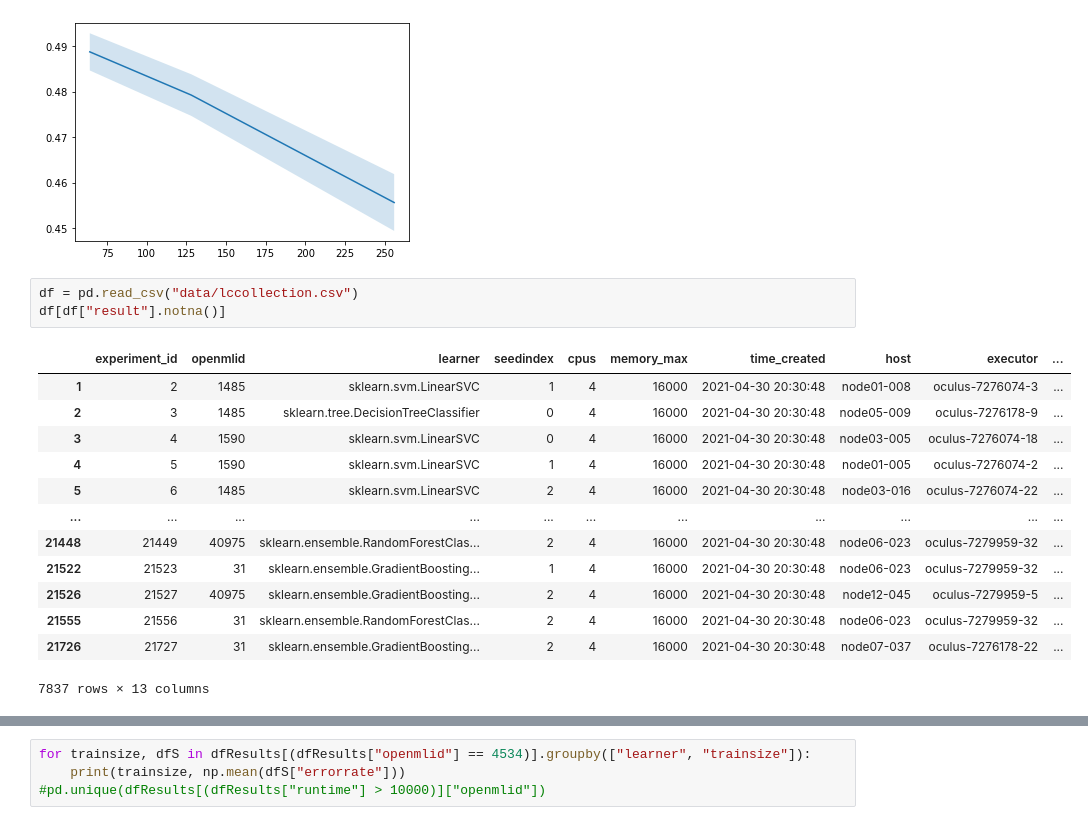
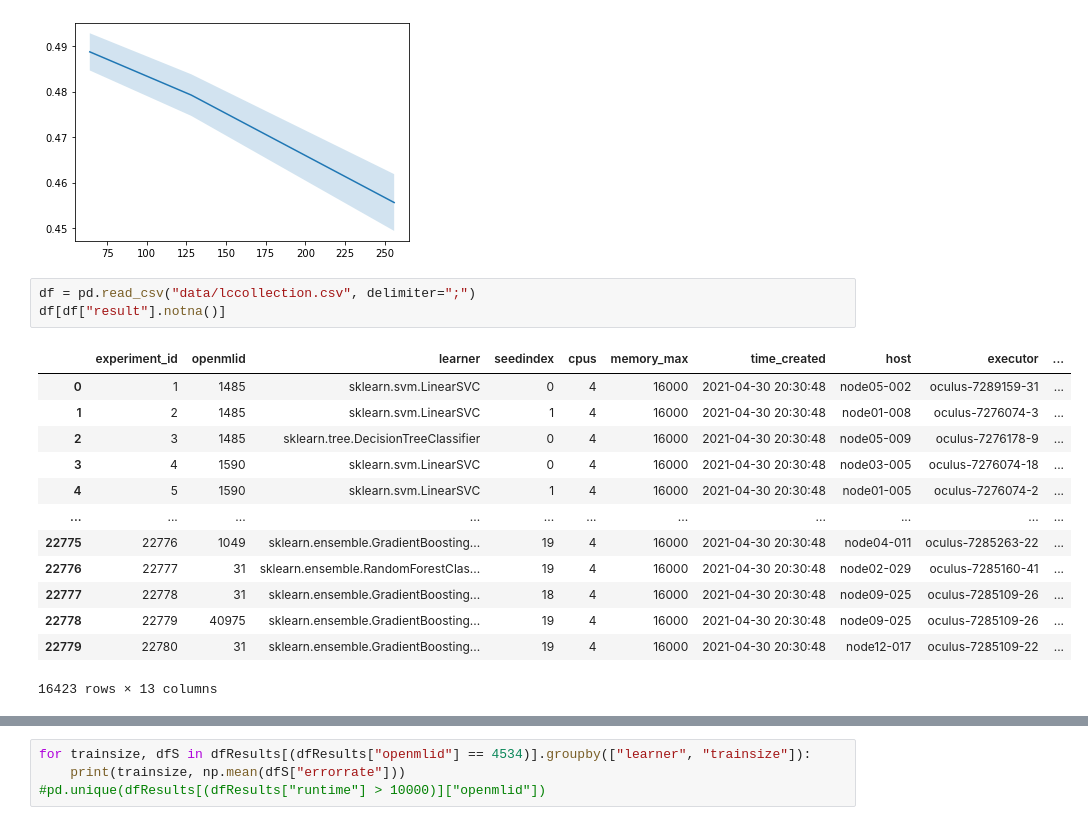
Before and after one commit to fmohr/lccv, a Jupyter notebook: lccv/convexity-analysis.ipynb, the cells around one changed output, grey strips where cells are left out. Cells and saved outputs as stored; diff of their text form.

```diff
--- a/lccv/convexity-analysis.ipynb
+++ b/lccv/convexity-analysis.ipynb
@@ -43,22 +39,22 @@ model.plot_model()
 # %% [output]
 [figure]
 # %%
-df = pd.read_csv("data/lccollection.csv")
+df = pd.read_csv("data/lccollection.csv", delimiter=";")
 df[df["result"].notna()]
 # %% [output]
 |  | experiment_id | openmlid | learner | seedindex | cpus | memory_max | time_created | host | executor | ... |
+| 0 | 1 | 1485 | sklearn.svm.LinearSVC | 0 | 4 | 16000 | 2021-04-30 20:30:48 | node05-002 | oculus-7289159-31 | ... |
 | 1 | 2 | 1485 | sklearn.svm.LinearSVC | 1 | 4 | 16000 | 2021-04-30 20:30:48 | node01-008 | oculus-7276074-3 | ... |
 | 2 | 3 | 1485 | sklearn.tree.DecisionTreeClassifier | 0 | 4 | 16000 | 2021-04-30 20:30:48 | node05-009 | oculus-7276178-9 | ... |
 | 3 | 4 | 1590 | sklearn.svm.LinearSVC | 0 | 4 | 16000 | 2021-04-30 20:30:48 | node03-005 | oculus-7276074-18 | ... |
 | 4 | 5 | 1590 | sklearn.svm.LinearSVC | 1 | 4 | 16000 | 2021-04-30 20:30:48 | node01-005 | oculus-7276074-2 | ... |
-| 5 | 6 | 1485 | sklearn.svm.LinearSVC | 2 | 4 | 16000 | 2021-04-30 20:30:48 | node03-016 | oculus-7276074-22 | ... |
 | ... | ... | ... | ... | ... | ... | ... | ... | ... | ... | ... |
-| 21448 | 21449 | 40975 | sklearn.ensemble.RandomForestClas... | 2 | 4 | 16000 | 2021-04-30 20:30:48 | node06-023 | oculus-7279959-32 | ... |
-| 21522 | 21523 | 31 | sklearn.ensemble.GradientBoosting... | 1 | 4 | 16000 | 2021-04-30 20:30:48 | node06-023 | oculus-7279959-32 | ... |
-| 21526 | 21527 | 40975 | sklearn.ensemble.GradientBoosting... | 2 | 4 | 16000 | 2021-04-30 20:30:48 | node12-045 | oculus-7279959-5 | ... |
-| 21555 | 21556 | 31 | sklearn.ensemble.RandomForestClas... | 2 | 4 | 16000 | 2021-04-30 20:30:48 | node06-023 | oculus-7279959-32 | ... |
-| 21726 | 21727 | 31 | sklearn.ensemble.GradientBoosting... | 2 | 4 | 16000 | 2021-04-30 20:30:48 | node07-037 | oculus-7276178-22 | ... |
+| 22775 | 22776 | 1049 | sklearn.ensemble.GradientBoosting... | 19 | 4 | 16000 | 2021-04-30 20:30:48 | node04-011 | oculus-7285263-22 | ... |
+| 22776 | 22777 | 31 | sklearn.ensemble.RandomForestClas... | 19 | 4 | 16000 | 2021-04-30 20:30:48 | node02-029 | oculus-7285160-41 | ... |
+| 22777 | 22778 | 31 | sklearn.ensemble.GradientBoosting... | 18 | 4 | 16000 | 2021-04-30 20:30:48 | node09-025 | oculus-7285109-26 | ... |
+| 22778 | 22779 | 40975 | sklearn.ensemble.GradientBoosting... | 19 | 4 | 16000 | 2021-04-30 20:30:48 | node09-025 | oculus-7285109-26 | ... |
+| 22779 | 22780 | 31 | sklearn.ensemble.GradientBoosting... | 19 | 4 | 16000 | 2021-04-30 20:30:48 | node12-017 | oculus-7285109-22 | ... |
-7837 rows × 13 columns
+16423 rows × 13 columns
 # %%
 rows = []
 n = len(df[df["result"].notna()])
```
Also changed, not shown: parts of 4 cells of this notebook, 9 other files.
